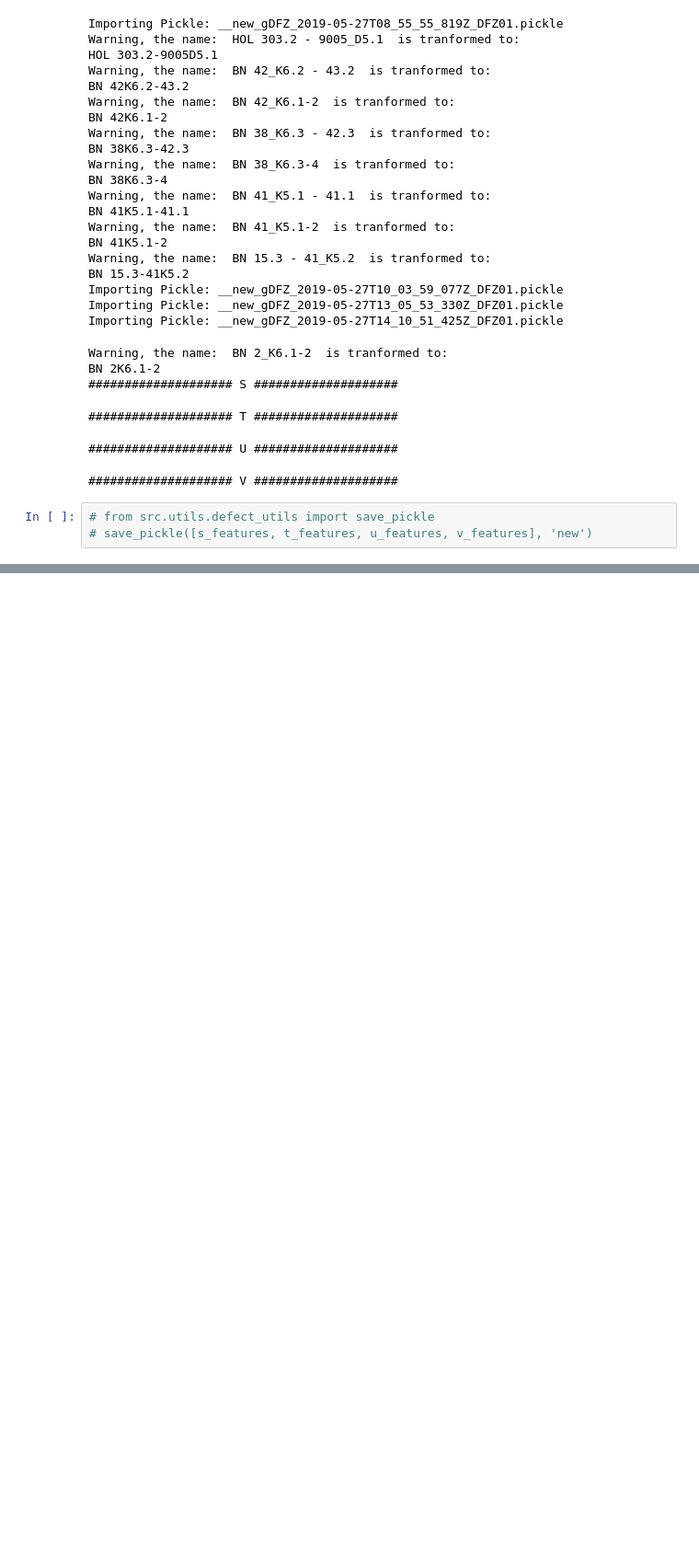
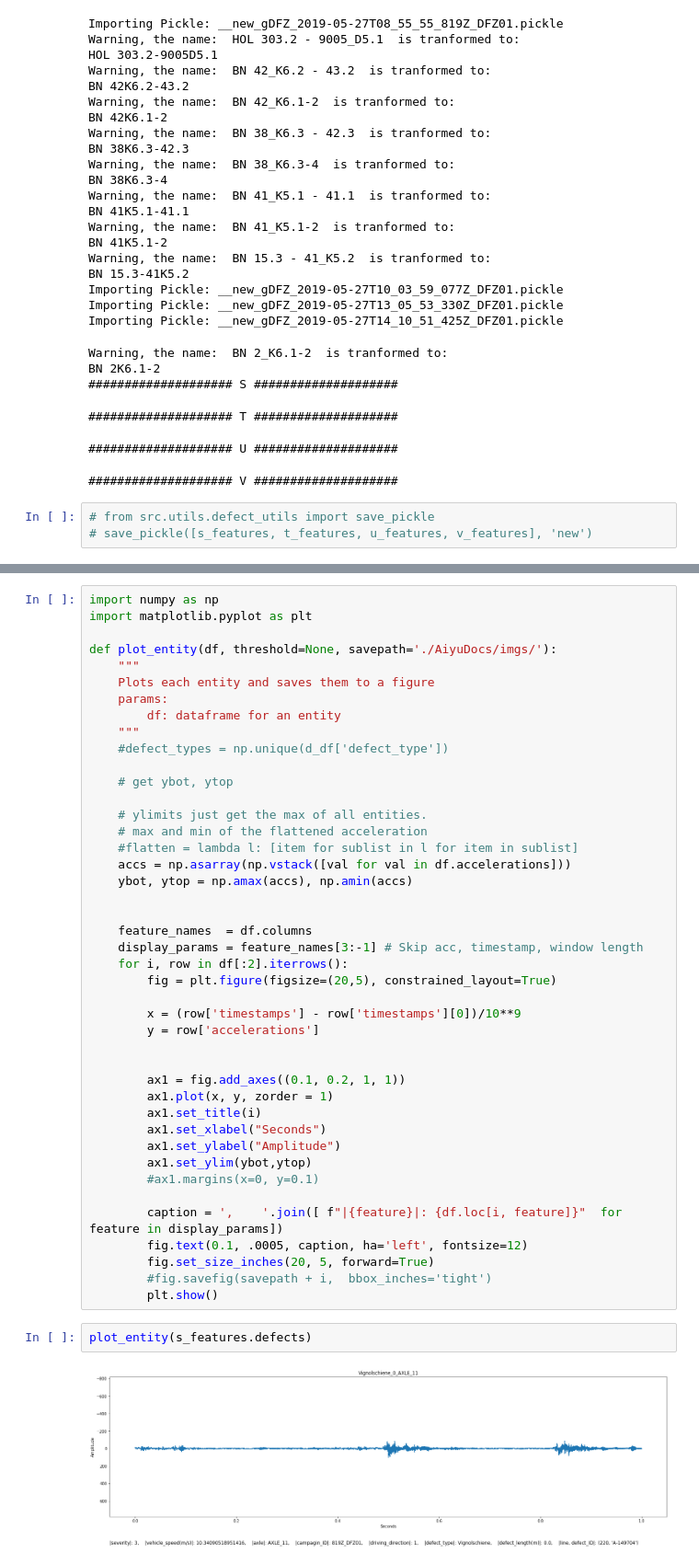
Before and after one commit to Aiyualive/SemesterProject2.0, a Jupyter notebook: SBBProject.ipynb, the cells around one changed output, grey strips where cells are left out. Shown at 92% size. Cells and saved outputs as stored; diff of their text form; blank space fills up the shorter version.

```diff
--- a/SBBProject.ipynb
+++ b/SBBProject.ipynb
@@ -183,0 +135,47 @@ s_features.defects
+# %%
+import numpy as np
+import matplotlib.pyplot as plt
+
+def plot_entity(df, threshold=None, savepath='./AiyuDocs/imgs/'):
+    """
+    Plots each entity and saves them to a figure
+    params:
+        df: dataframe for an entity
+    """
+    #defect_types = np.unique(d_df['defect_type'])
+
+    # get ybot, ytop
+
+    # ylimits just get the max of all entities.
+    # max and min of the flattened acceleration
+    #flatten = lambda l: [item for sublist in l for item in sublist]
+    accs = np.asarray(np.vstack([val for val in df.accelerations]))
+    ybot, ytop = np.amax(accs), np.amin(accs)
+
+
+    feature_names  = df.columns
+    display_params = feature_names[3:-1] # Skip acc, timestamp, window length
+    for i, row in df[:2].iterrows():
+        fig = plt.figure(figsize=(20,5), constrained_layout=True)
+
+        x = (row['timestamps'] - row['timestamps'][0])/10**9
+        y = row['accelerations']
+
+
+        ax1 = fig.add_axes((0.1, 0.2, 1, 1))
+        ax1.plot(x, y, zorder = 1)
+        ax1.set_title(i)
+        ax1.set_xlabel("Seconds")
+        ax1.set_ylabel("Amplitude")
+        ax1.set_ylim(ybot,ytop)
+        #ax1.margins(x=0, y=0.1)
+
+        caption = ',    '.join([ f"|{feature}|: {df.loc[i, feature]}"  for feature in display_params])
+        fig.text(0.1, .0005, caption, ha='left', fontsize=12)
+        fig.set_size_inches(20, 5, forward=True)
+        #fig.savefig(savepath + i,  bbox_inches='tight')
+        plt.show()
+# %%
+plot_entity(s_features.defects)
+# %% [output]
+[figure, added]
```
Also changed, not shown: parts of 12 cells of this notebook, 9 other files.
